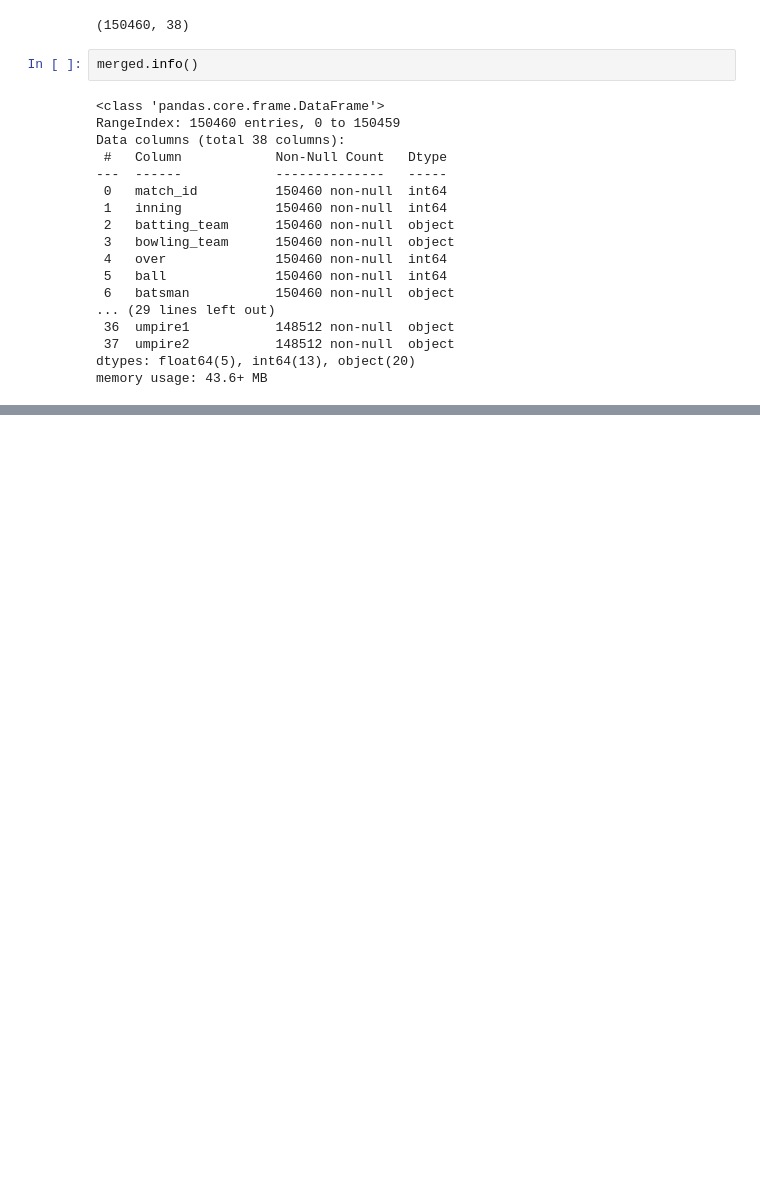
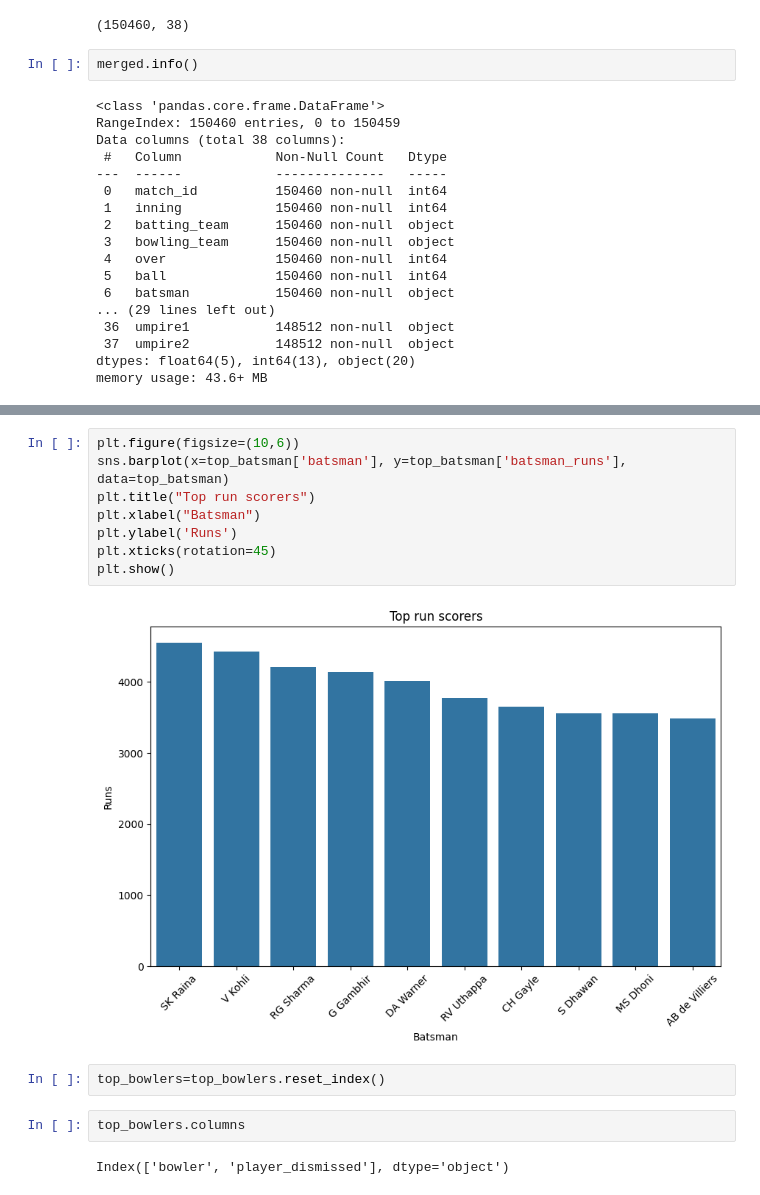
Before and after one commit to ajaykrixna/IPL_match-_analysis, a Jupyter notebook: IPL_analysis.ipynb, the cells around one changed output, grey strips where cells are left out. Cells and saved outputs as stored; diff of their text form; blank space fills up the shorter version.

```diff
--- a/IPL_analysis.ipynb
+++ b/IPL_analysis.ipynb
@@ -384,0 +369,16 @@ dtype: int64
+# %%
+plt.figure(figsize=(10,6))
+sns.barplot(x=top_batsman['batsman'], y=top_batsman['batsman_runs'], data=top_batsman)
+plt.title("Top run scorers")
+plt.xlabel("Batsman")
+plt.ylabel('Runs')
+plt.xticks(rotation=45)
+plt.show()
+# %% [output]
+[figure, added]
+# %%
+top_bowlers=top_bowlers.reset_index()
+# %%
+top_bowlers.columns
+# %% [output]
+Index(['bowler', 'player_dismissed'], dtype='object')
```
Also changed, not shown: parts of 12 cells of this notebook.
